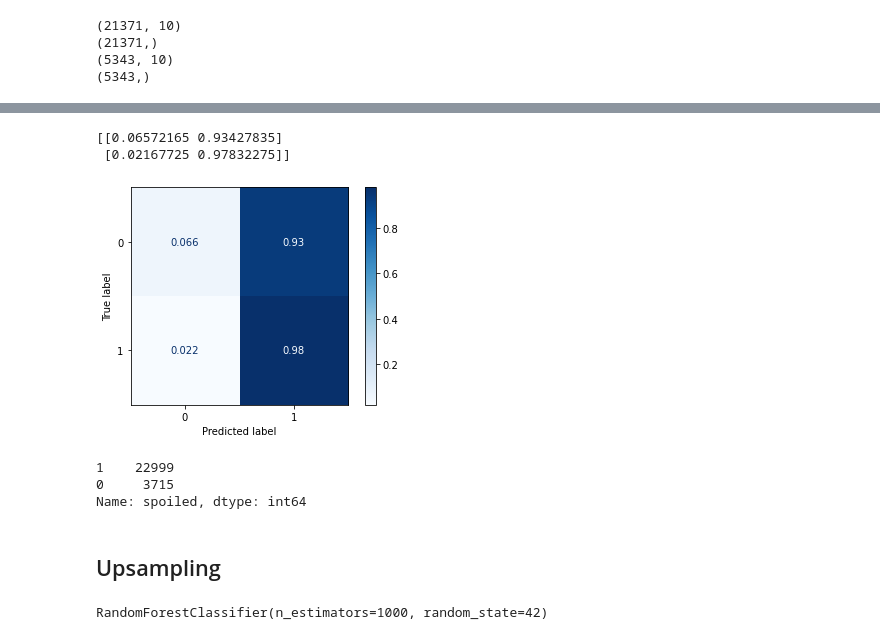
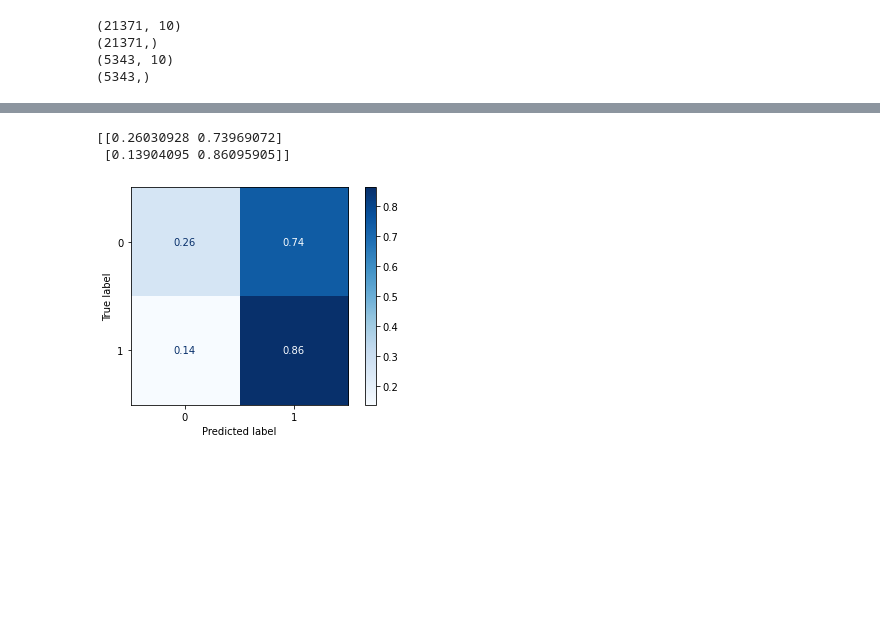
Before and after one commit to SherinV/ranked-choice-voting, a Jupyter notebook: experiments/audrey_modeling.ipynb, the cells around one changed output, grey strips where cells are left out. Cells and saved outputs as stored; diff of their text form; code cells hidden in the pictures; blank space fills up the shorter version.

```diff
--- a/experiments/audrey_modeling.ipynb
+++ b/experiments/audrey_modeling.ipynb
@@ -79,0 +99,2 @@ print(test_y.shape)
+# %%
+smote_train_X, smote_train_y = oversample.fit_resample(train_X, train_y)
@@ -80,3 +144,4 @@ print(test_y.shape)
 # %%
-# Instantiate model with 1000 decision trees
-rf = RandomForestClassifier(n_estimators = 1000, random_state = 42)
+from sklearn.ensemble import RandomForestClassifier as rf
+
+rf_smote = RandomForestClassifier(n_estimators = 1000, random_state = 42)
@@ -87,0 +148,2 @@ RandomForestClassifier(n_estimators=1000, random_state=42)
+# %%
+rf_smote.fit(smote_train_X, smote_train_y)
@@ -88,6 +152,6 @@ RandomForestClassifier(n_estimators=1000, random_state=42)
 # %%
 # Use the forest's predict method on the test data
-predictions = rf.predict(test_X)
+predictions = rf_smote.predict(test_X)
 
 # Calculate the absolute errors
 errors = abs(predictions - test_y)
@@ -155,22 +192,13 @@ print(conf_mat)
 # %%
 from sklearn.metrics import confusion_matrix, plot_confusion_matrix
 import matplotlib.pyplot as plt
 
 conf_mat = confusion_matrix(test_y, predictions, normalize='true')
 print(conf_mat)
 
 
-disp = plot_confusion_matrix(rf, test_X, test_y, cmap=plt.cm.Blues, normalize='true')
-#                             display_labels=['spoiled', 'not spoiled'], cmap=plt.cm.Blues, normalize='true')
+disp = plot_confusion_matrix(rf_smote, test_X, test_y, cmap=plt.cm.Blues, normalize='true')
 # %% [output]
-[[0.06572165 0.93427835]
- [0.02167725 0.97832275]]
+[[0.26030928 0.73969072]
+ [0.13904095 0.86095905]]
-[figure, old version]
+[figure, new version]
-# %%
-df.spoiled.value_counts()   # 0 = yes, 1 = no
-# %% [output]
-1    22999
-0     3715
-Name: spoiled, dtype: int64
-# %% [markdown]
-## Upsampling
@@ -199,5 +204,0 @@ train_res_X, test_res_X, train_res_y, test_res_y = train_test_split(X_res, y_res
-# %%
-# Train the model on training data
-rf.fit(train_res_X, train_res_y)
-# %% [output]
-RandomForestClassifier(n_estimators=1000, random_state=42)
```
Also changed, not shown: parts of 62 cells of this notebook.
